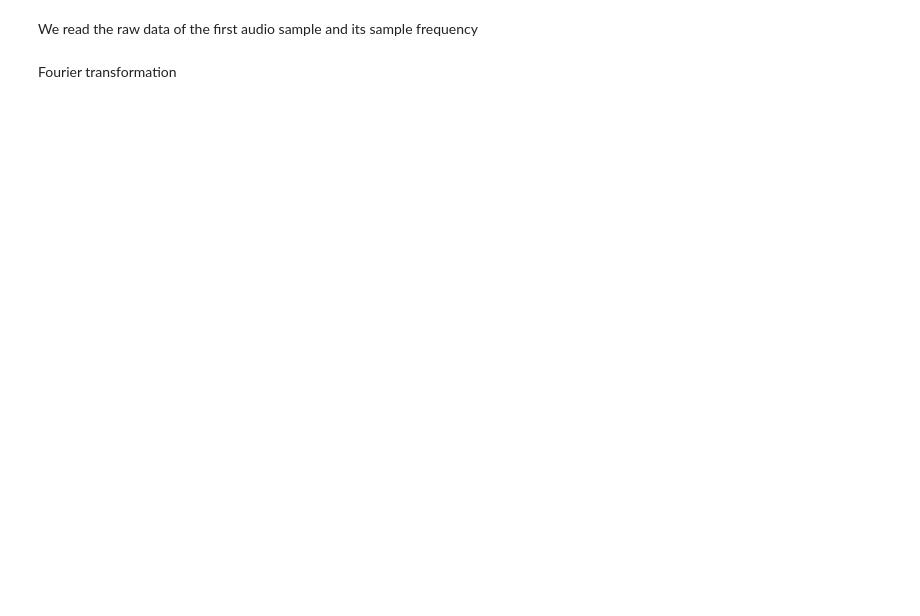
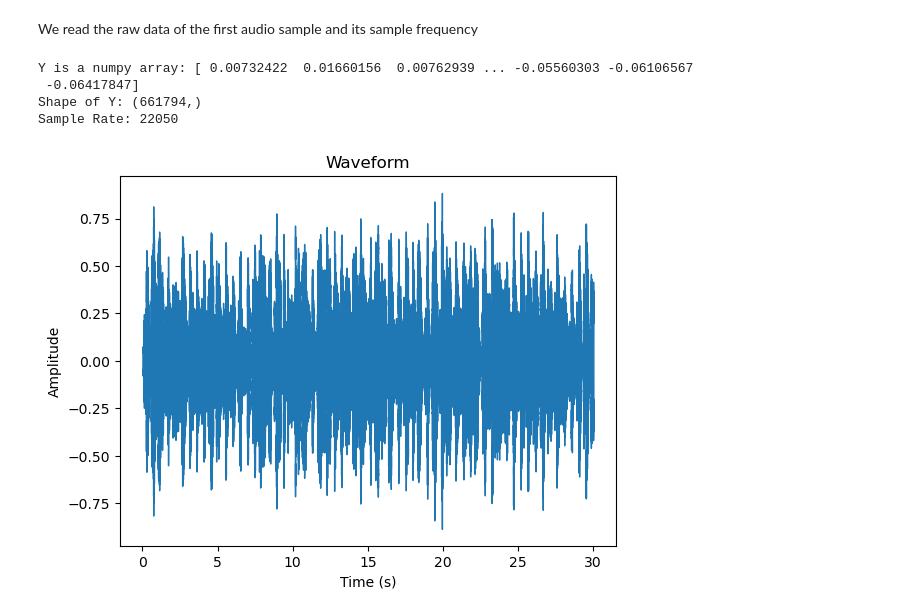
Before and after one commit to szilaard/AIT_project, a Jupyter notebook: AitProject.ipynb, the cells around one changed output. Cells and saved outputs as stored; diff of their text form; code cells hidden in the pictures; blank space fills up the shorter version.

Commit message:
added plots and cleared up some variable names

```diff
--- a/AitProject.ipynb
+++ b/AitProject.ipynb
@@ -29,9 +32,19 @@ ipd.Audio(audio_files[0])
 # %% [markdown]
 We read the raw data of the first audio sample and its sample frequency
 # %%
-signal, sr = librosa.load(audio_files[0])
+signal, sr = librosa.load(audio_files[0], sr=22050)
 print("Y is a numpy array:", signal)
 print("Shape of Y:", signal.shape)
 print("Sample Rate:", sr)
+
+librosa.display.waveshow(signal, sr=sr)
+plt.xlabel("Time (s)")
+plt.ylabel("Amplitude")
+plt.title("Waveform")
+plt.show()
+# %% [output]
+Y is a numpy array: [ 0.00732422  0.01660156  0.00762939 ... -0.05560303 -0.06106567
+ -0.06417847]
+Shape of Y: (661794,)
+Sample Rate: 22050
+[figure, added]
-# %% [markdown]
-Fourier transformation
```
Also changed, not shown: parts of 5 cells of this notebook.
